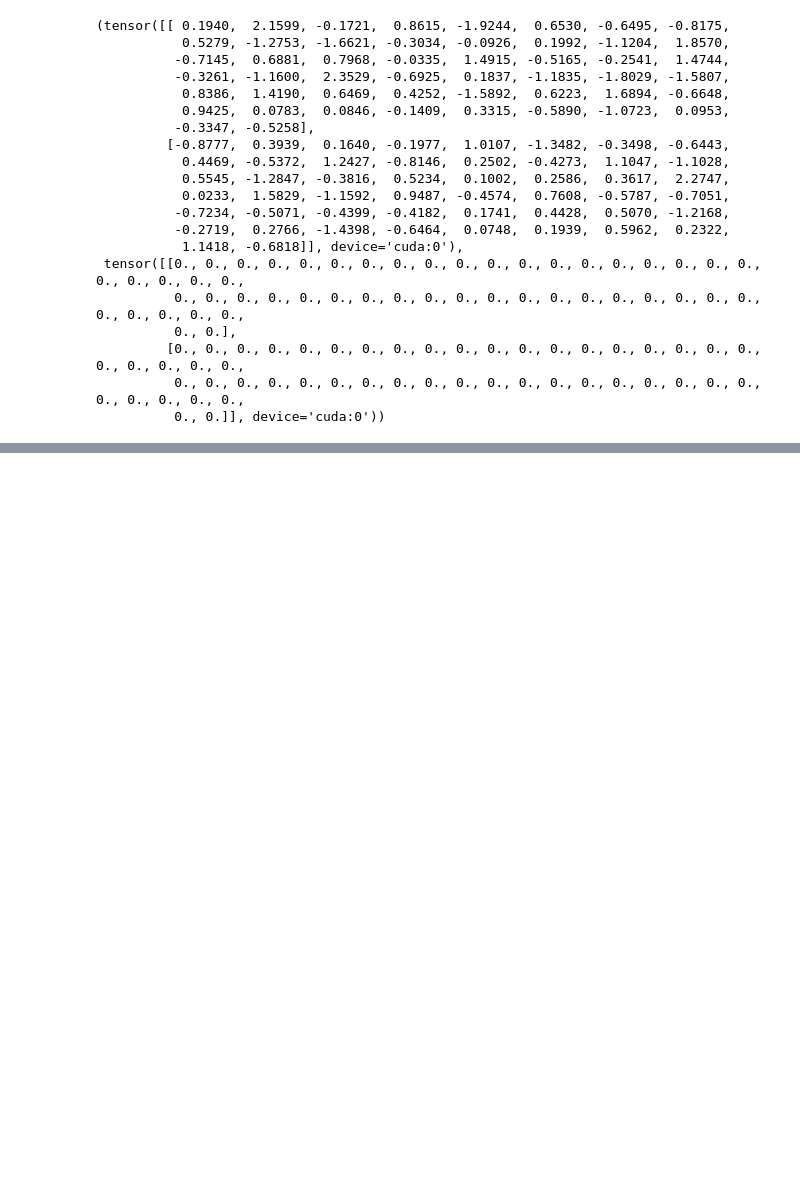
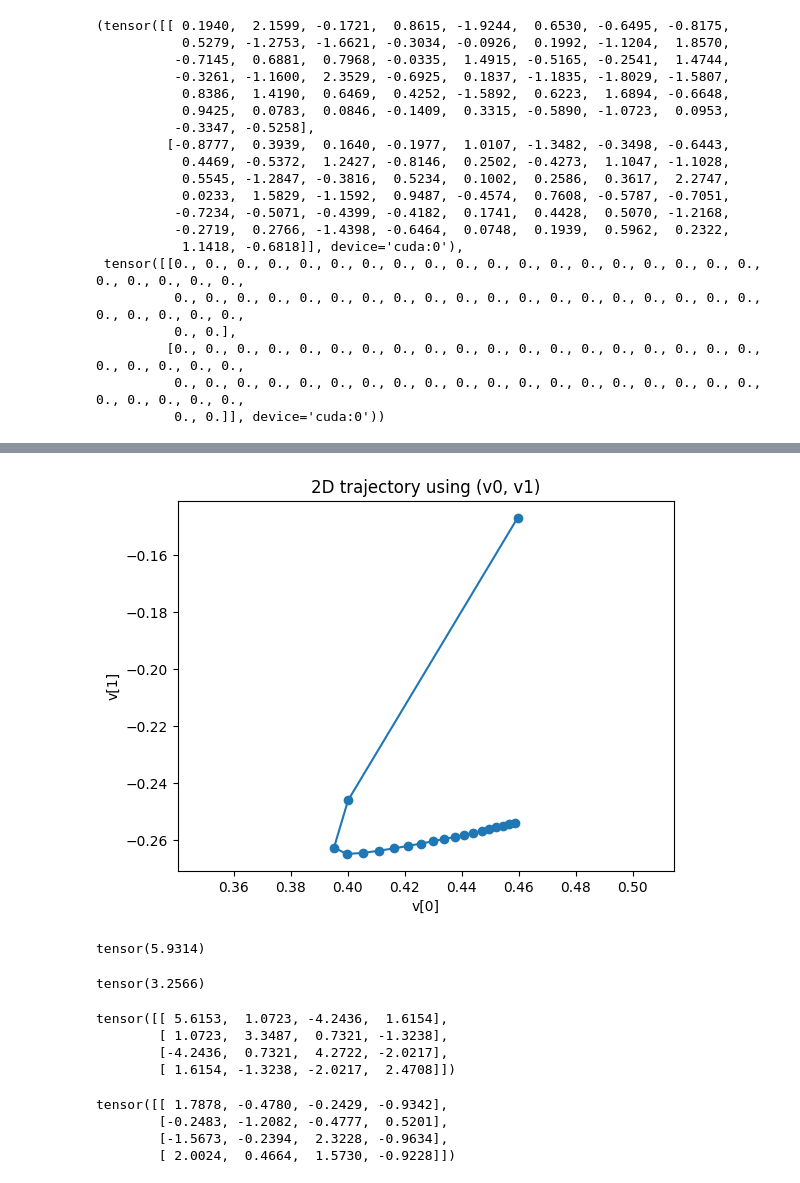
Before and after one commit to VidyasagarDudekula/llm-inference-lab, a Jupyter notebook: highlevel_test.ipynb, the cells around one changed output, grey strips where cells are left out. Saved outputs shown, nothing was run; the diff lists cells and outputs as text; code cells hidden in the pictures; blank space fills up the shorter version.

```diff
--- a/highlevel_test.ipynb
+++ b/highlevel_test.ipynb
@@ -351,0 +447,9 @@ logits.data, logits.grad
+# %%
+plt.plot(v_hist[:, 0], v_hist[:, 1], marker="o")
+plt.xlabel("v[0]")
+plt.ylabel("v[1]")
+plt.title("2D trajectory using (v0, v1)")
+plt.axis("equal")
+plt.show()
+# %% [output]
+[figure, added]
@@ -351,0 +458,22 @@ logits.data, logits.grad
+# %%
+torch.linalg.norm(v.view(-1), ord=1)
+# %% [output]
+tensor(5.9314)
+# %%
+torch.sqrt((v ** 2).sum())
+# %% [output]
+tensor(3.2566)
+# %%
+torch.matmul(x, x.transpose(-2, -1))
+# %% [output]
+tensor([[ 5.6153,  1.0723, -4.2436,  1.6154],
+        [ 1.0723,  3.3487,  0.7321, -1.3238],
+        [-4.2436,  0.7321,  4.2722, -2.0217],
+        [ 1.6154, -1.3238, -2.0217,  2.4708]])
+# %%
+x
+# %% [output]
+tensor([[ 1.7878, -0.4780, -0.2429, -0.9342],
+        [-0.2483, -1.2082, -0.4777,  0.5201],
+        [-1.5673, -0.2394,  2.3228, -0.9634],
+        [ 2.0024,  0.4664,  1.5730, -0.9228]])
```
Also changed, not shown: parts of 35 cells of this notebook, 2 other files.
